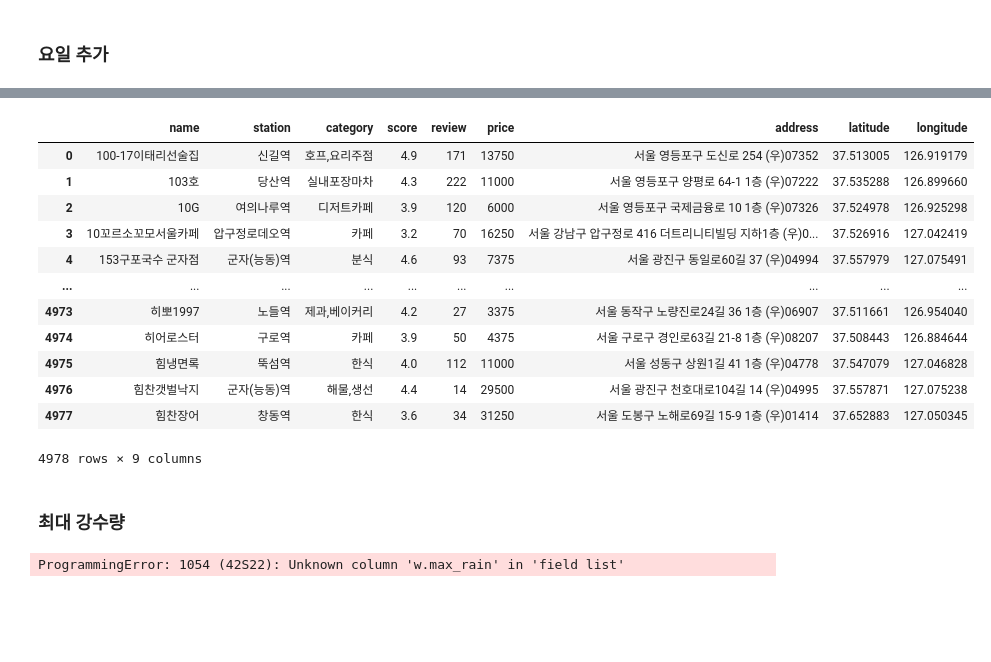
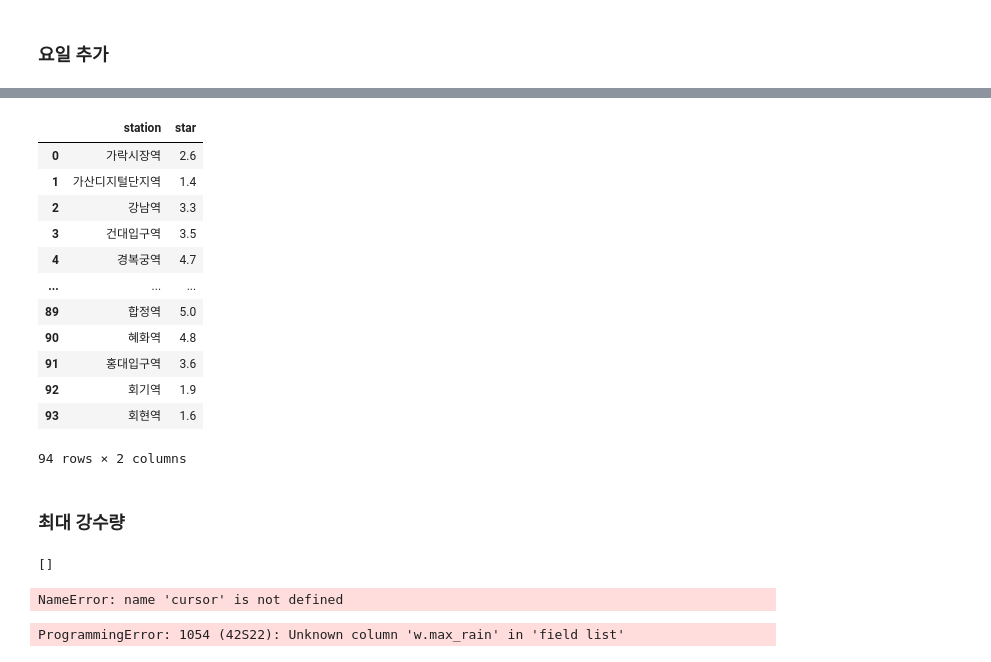
Before and after one commit to addinedu-ros-9th/eda-repo-5, a Jupyter notebook: visualization/weather/weather.ipynb, the cells around one changed output, grey strips where cells are left out. Drawn from its saved outputs; the diff is of its cells as text; code cells hidden in the pictures; blank space fills up the shorter version.

```diff
--- a/visualization/weather/weather.ipynb
+++ b/visualization/weather/weather.ipynb
@@ -177,21 +189,21 @@ execute_sql("desc restaurant")
 # %%
-result = execute_sql("select * from restaurant", as_dataframe=True)
+result = execute_sql("select station, star from score", as_dataframe=True)
 
 result
 # %% [output]
-|  | name | station | category | score | review | price | address | latitude | longitude |
-| 0 | 100-17이태리선술집 | 신길역 | 호프,요리주점 | 4.9 | 171 | 13750 | 서울 영등포구 도신로 254 (우)07352 | 37.513005 | 126.919179 |
-| 1 | 103호 | 당산역 | 실내포장마차 | 4.3 | 222 | 11000 | 서울 영등포구 양평로 64-1 1층 (우)07222 | 37.535288 | 126.899660 |
-| 2 | 10G | 여의나루역 | 디저트카페 | 3.9 | 120 | 6000 | 서울 영등포구 국제금융로 10 1층 (우)07326 | 37.524978 | 126.925298 |
-| 3 | 10꼬르소꼬모서울카페 | 압구정로데오역 | 카페 | 3.2 | 70 | 16250 | 서울 강남구 압구정로 416 더트리니티빌딩 지하1층 (우)0... | 37.526916 | 127.042419 |
-| 4 | 153구포국수 군자점 | 군자(능동)역 | 분식 | 4.6 | 93 | 7375 | 서울 광진구 동일로60길 37 (우)04994 | 37.557979 | 127.075491 |
-| ... | ... | ... | ... | ... | ... | ... | ... | ... | ... |
-| 4973 | 히뽀1997 | 노들역 | 제과,베이커리 | 4.2 | 27 | 3375 | 서울 동작구 노량진로24길 36 1층 (우)06907 | 37.511661 | 126.954040 |
-| 4974 | 히어로스터 | 구로역 | 카페 | 3.9 | 50 | 4375 | 서울 구로구 경인로63길 21-8 1층 (우)08207 | 37.508443 | 126.884644 |
-| 4975 | 힘냉면록 | 뚝섬역 | 한식 | 4.0 | 112 | 11000 | 서울 성동구 상원1길 41 1층 (우)04778 | 37.547079 | 127.046828 |
-| 4976 | 힘찬갯벌낙지 | 군자(능동)역 | 해물,생선 | 4.4 | 14 | 29500 | 서울 광진구 천호대로104길 14 (우)04995 | 37.557871 | 127.075238 |
-| 4977 | 힘찬장어 | 창동역 | 한식 | 3.6 | 34 | 31250 | 서울 도봉구 노해로69길 15-9 1층 (우)01414 | 37.652883 | 127.050345 |
+|  | station | star |
+| 0 | 가락시장역 | 2.6 |
+| 1 | 가산디지털단지역 | 1.4 |
+| 2 | 강남역 | 3.3 |
+| 3 | 건대입구역 | 3.5 |
+| 4 | 경복궁역 | 4.7 |
+| ... | ... | ... |
+| 89 | 합정역 | 5.0 |
+| 90 | 혜화역 | 4.8 |
+| 91 | 홍대입구역 | 3.6 |
+| 92 | 회기역 | 1.9 |
+| 93 | 회현역 | 1.6 |
-4978 rows × 9 columns
+94 rows × 2 columns
 # %%
 result = execute_sql("""select
     w.day as `토요일`,
@@ -212,6 +224,28 @@ where
 result = execute_sql("select w.day 토요일, w.rain 강수량, w.max_temp 최고온도, w.min_temp 최저온도, w.isolation 일조량, w.humidity 습도, w.snow 눈, p.move_person 이동인구 from weather w, population p where w.day = p.day and( w.weekday ='Saturday' and p.region = '서울시')", as_dataframe=True)
 # %% [markdown]
 ### 최대 강수량
+# %%
+execute_sql("""
+DELETE FROM restaurant
+WHERE LOWER(TRIM(category)) LIKE '%카페%'
+   OR LOWER(TRIM(category)) LIKE '%디저트%'
+   OR LOWER(TRIM(category)) LIKE '%커피%'
+""")
+
+# COMMIT 따로 실행
+execute_sql("COMMIT")
+# %% [output]
+[]
+# %%
+cursor.execute("""
+DELETE FROM restaurant
+WHERE LOWER(TRIM(category)) LIKE '%카페%'
+   OR LOWER(TRIM(category)) LIKE '%디저트%'
+   OR LOWER(TRIM(category)) LIKE '%커피%';
+COMMIT;
+""", multi=True)
+# %% [output]
+NameError: name 'cursor' is not defined
 # %%
 result = execute_sql("select w.day 토요일, w.max_rain 강수량, p.daytime_person 이동인구 from  weather w, population p where w.day = p.day and( w.weekday ='Saturday' and p.region = '서울시')", as_dataframe=True)
 # %% [output]
```
Also changed, not shown: parts of 9 cells of this notebook, 12 other files.
